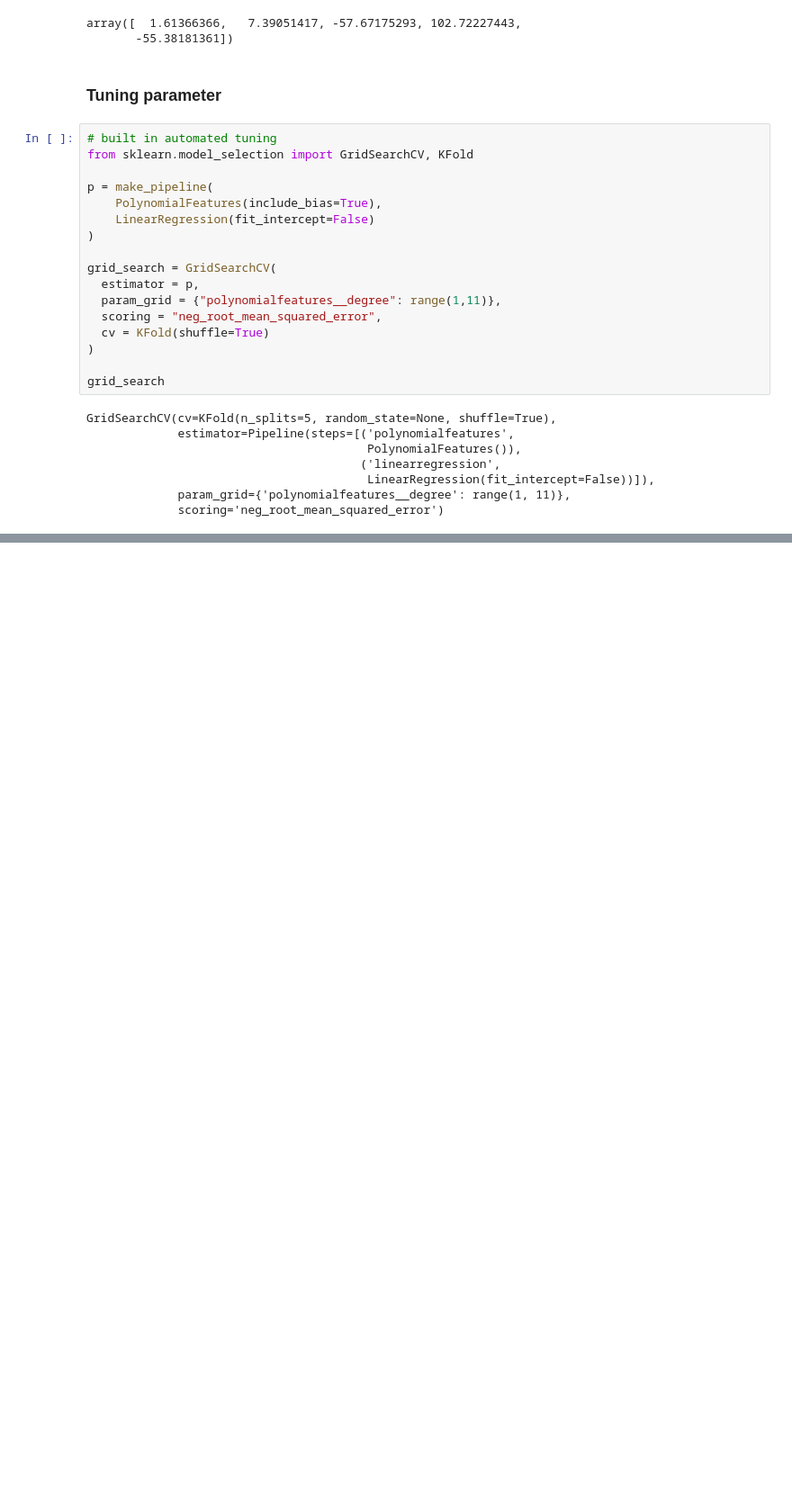
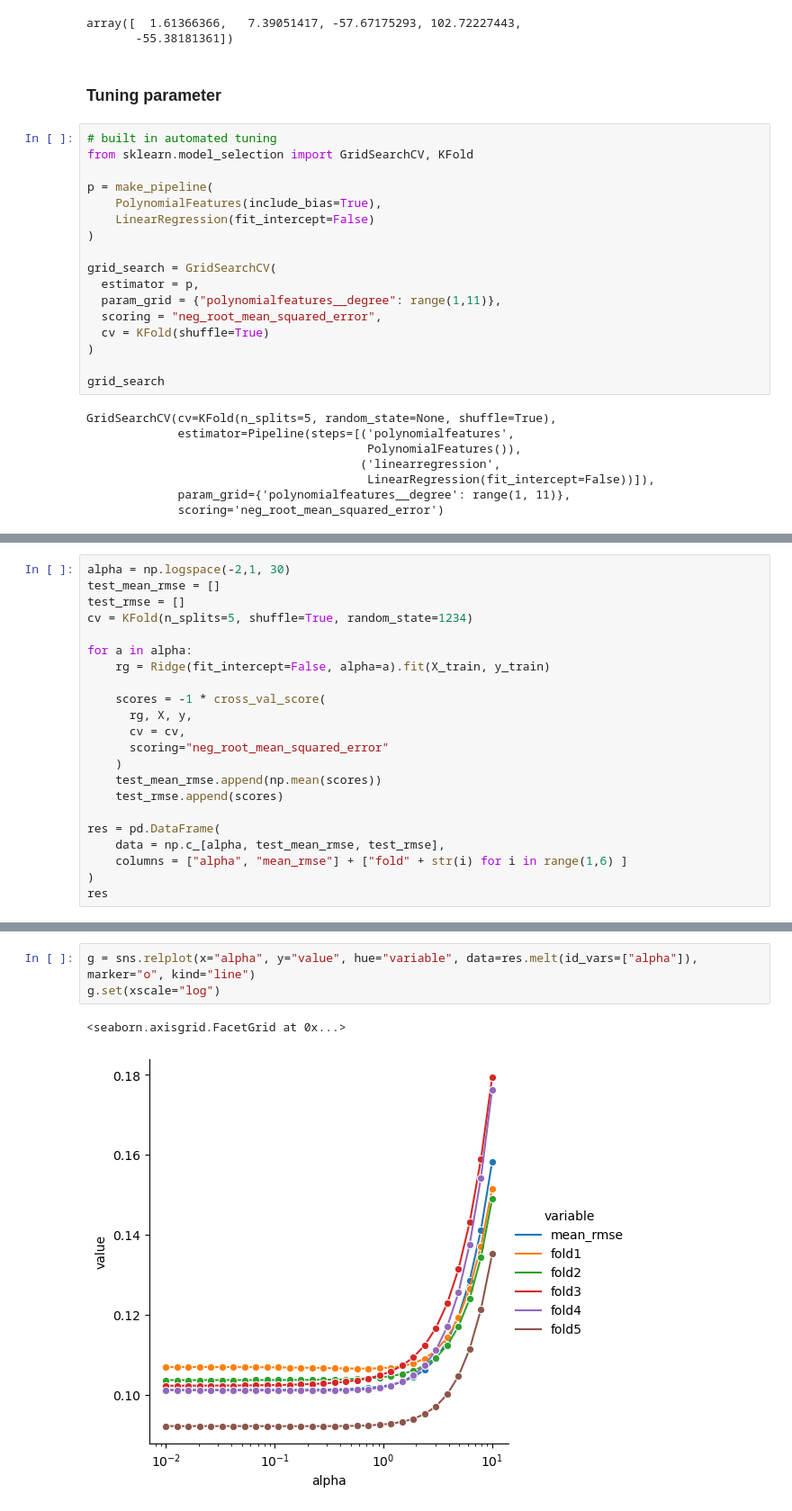
Before and after one commit to jennyonjourney/jupyter-demo, a Jupyter notebook: week7.ipynb, the cells around one changed output, grey strips where cells are left out. Shown at 90% size. Saved outputs shown, nothing was run; the diff lists cells and outputs as text; blank space fills up the shorter version.

```diff
--- a/week7.ipynb
+++ b/week7.ipynb
@@ -596,0 +828,22 @@ GridSearchCV(cv=KFold(n_splits=5, random_state=None, shuffle=True),
+# %%
+alpha = np.logspace(-2,1, 30)
+test_mean_rmse = []
+test_rmse = []
+cv = KFold(n_splits=5, shuffle=True, random_state=1234)
+
+for a in alpha:
+    rg = Ridge(fit_intercept=False, alpha=a).fit(X_train, y_train)
+
+    scores = -1 * cross_val_score(
+      rg, X, y,
+      cv = cv,
+      scoring="neg_root_mean_squared_error"
+    )
+    test_mean_rmse.append(np.mean(scores))
+    test_rmse.append(scores)
+
+res = pd.DataFrame(
+    data = np.c_[alpha, test_mean_rmse, test_rmse],
+    columns = ["alpha", "mean_rmse"] + ["fold" + str(i) for i in range(1,6) ]
+)
+res
@@ -596,0 +868,6 @@ GridSearchCV(cv=KFold(n_splits=5, random_state=None, shuffle=True),
+# %%
+g = sns.relplot(x="alpha", y="value", hue="variable", data=res.melt(id_vars=["alpha"]), marker="o", kind="line")
+g.set(xscale="log")
+# %% [output]
+<seaborn.axisgrid.FacetGrid at 0x...>
+[figure, added]
```
Also changed, not shown: parts of 31 cells of this notebook.
